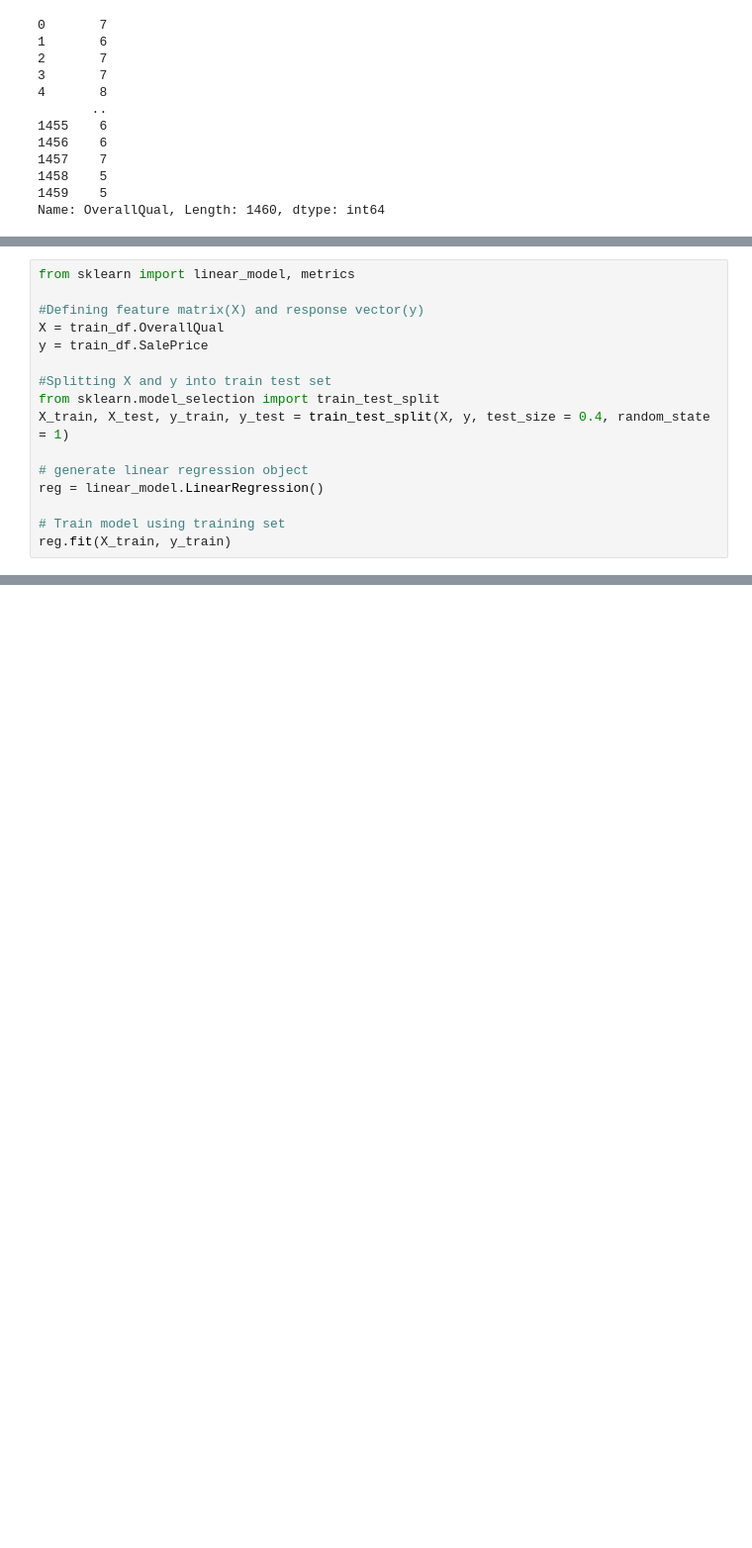
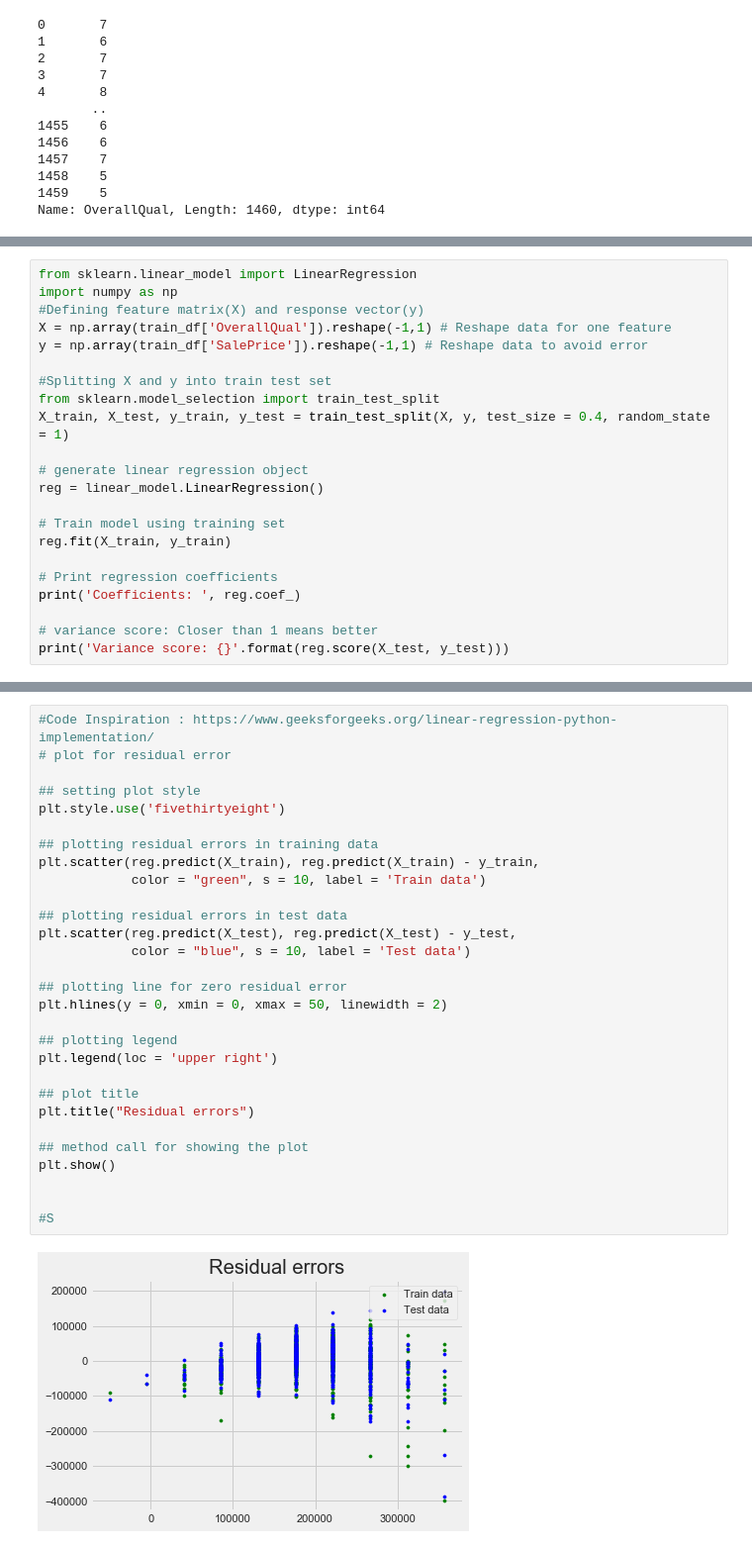
Before and after one commit to sarumaha/Predict-House-Price, a Jupyter notebook: analysis.ipynb, the cells around one changed output, grey strips where cells are left out. Shown at 99% size. Cells and saved outputs as stored; diff of their text form; blank space fills up the shorter version.

Commit message:
Perform Linear Regression
- Train test Split
- Regression Performances
- Visualize residual plot

```diff
--- a/analysis.ipynb
+++ b/analysis.ipynb
@@ -121,9 +158,9 @@ Name: OverallQual, Length: 1460, dtype: int64
 # %%
-from sklearn import linear_model, metrics
-
+from sklearn.linear_model import LinearRegression
+import numpy as np
 #Defining feature matrix(X) and response vector(y)
-X = train_df.OverallQual
-y = train_df.SalePrice
+X = np.array(train_df['OverallQual']).reshape(-1,1) # Reshape data for one feature
+y = np.array(train_df['SalePrice']).reshape(-1,1) # Reshape data to avoid error
 
 #Splitting X and y into train test set
 from sklearn.model_selection import train_test_split
@@ -134,4 +171,10 @@ reg = linear_model.LinearRegression()
 
 # Train model using training set
 reg.fit(X_train, y_train)
+
+# Print regression coefficients
+print('Coefficients: ', reg.coef_)
+
+# variance score: Closer than 1 means better
+print('Variance score: {}'.format(reg.score(X_test, y_test)))
 # %% [output]
@@ -141,0 +183,31 @@ array=[ 8  4  6  7  5  5  9  4  8  7  5  6  4  7  6  8  8  7  5  4  8  5  7  8
+# %%
+#Code Inspiration : https://www.geeksforgeeks.org/linear-regression-python-implementation/
+# plot for residual error
+
+## setting plot style
+plt.style.use('fivethirtyeight')
+
+## plotting residual errors in training data
+plt.scatter(reg.predict(X_train), reg.predict(X_train) - y_train,
+            color = "green", s = 10, label = 'Train data')
+
+## plotting residual errors in test data
+plt.scatter(reg.predict(X_test), reg.predict(X_test) - y_test,
+            color = "blue", s = 10, label = 'Test data')
+
+## plotting line for zero residual error
+plt.hlines(y = 0, xmin = 0, xmax = 50, linewidth = 2)
+
+## plotting legend
+plt.legend(loc = 'upper right')
+
+## plot title
+plt.title("Residual errors")
+
+## method call for showing the plot
+plt.show()
+
+
+#S
+# %% [output]
+[figure, added]
```
Also changed, not shown: parts of 5 cells of this notebook.
